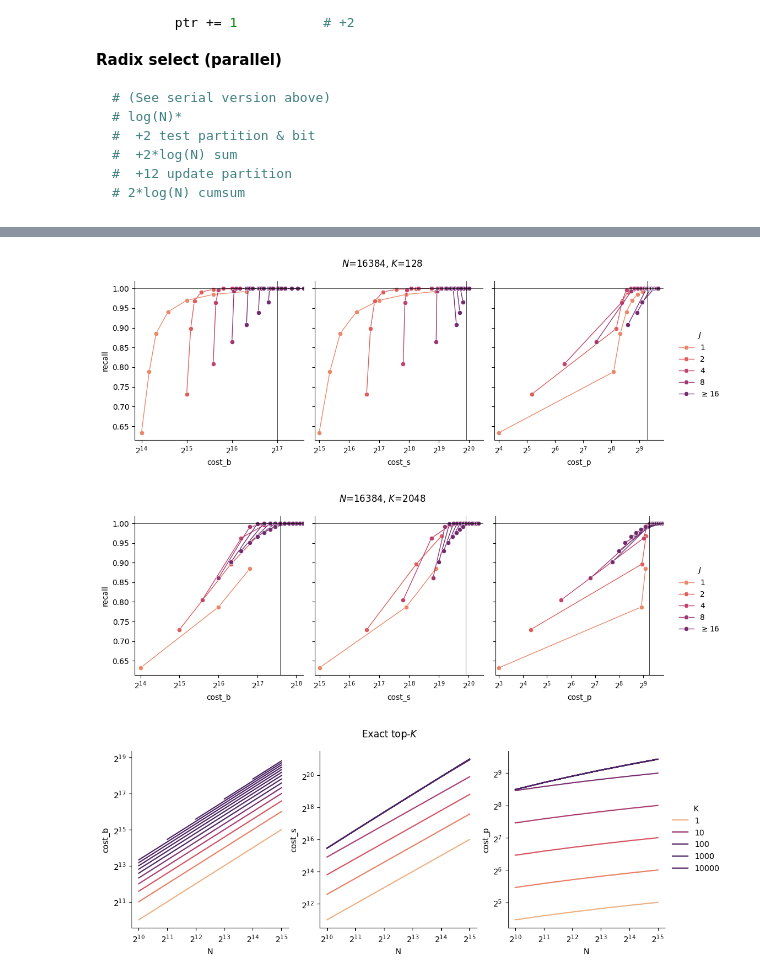
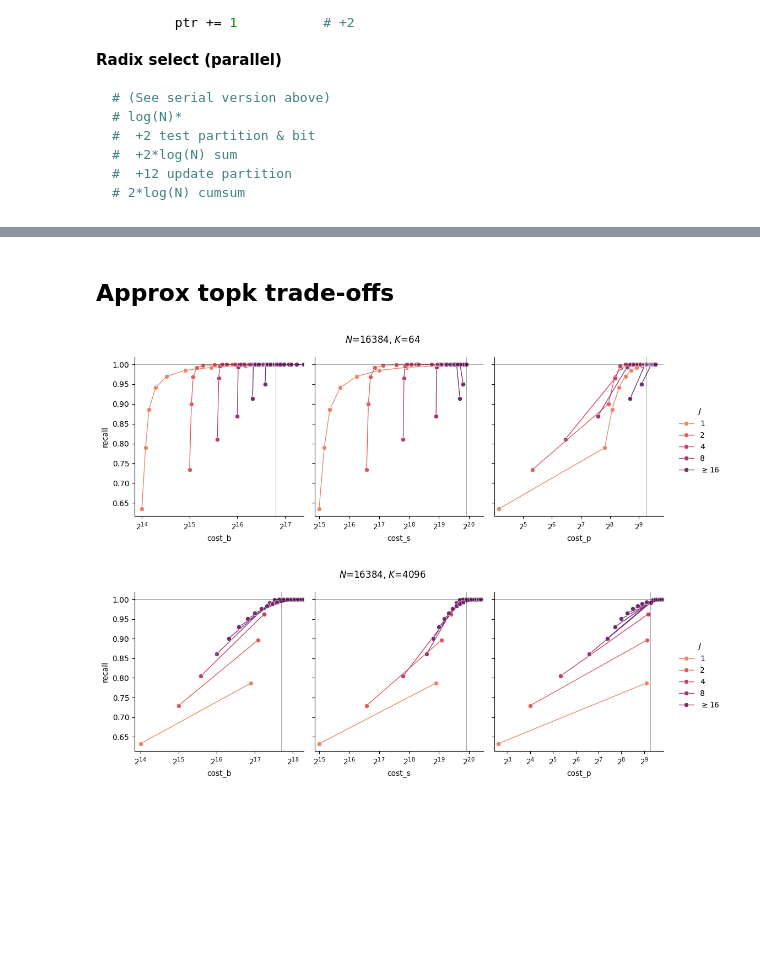
Before and after one commit to graphcore-research/pytorch-approx-topk, a Jupyter notebook: notebooks/20240906-modelling.ipynb, the cells around one changed output, grey strips where cells are left out. Saved outputs shown, nothing was run; the diff lists cells and outputs as text; code cells hidden in the pictures; blank space fills up the shorter version.

```diff
--- a/notebooks/20240906-modelling.ipynb
+++ b/notebooks/20240906-modelling.ipynb
@@ -208,8 +225,8 @@ def _analyse(N: int, K: int, B: int) -> Iterable[dict[str, Any]]:
 
 df = pd.DataFrame.from_records(
     dict(N=N, K=K, B=B, **m)
-    for N in [2**i for i in range(10, 20)][:6]
-    for K in [2**i for i in range(0, int(log2(N)))]
+    for N in [2**i for i in [10, 12, 14, 16]]
+    for K in [2**i for i in range(0, int(log2(N)), 2)]
     for B in [1]
     for m in _analyse(N=N, K=K, B=B)
 )
@@ -225,0 +245,15 @@ df.head()
+# %%
+fig, axs = plt.subplots(ncols=3, figsize=(3*3.5, 4))
+palette_map = LogPaletteMap(df["K"], n=5)
+for y, ax in zip(["cost_b", "cost_s", "cost_p"], axs):
+    for K, g in df[df.algorithm=="exact"].groupby("K"):
+        ax.plot(g["N"], g[y], color=palette_map(K), label=str(K))
+    ax.set_ylabel(y)
+    ax.set_xlabel("$N$")
+    ax.set_xscale("log", base=2)
+    ax.set_yscale("log", base=2)
+    ax.set_xticks(df["N"].unique())
+
+fig.legend(*palette_map.map_legend(*axs[0].get_legend_handles_labels()), title="$K$", loc="center left", bbox_to_anchor=(1.0, 0.5))
+fig.suptitle("Exact top-$K$")
+plt.tight_layout()
@@ -226,41 +262,28 @@ df.head()
+# %% [markdown]
+## Approx topk trade-offs
 # %%
-N, K = 16384, 128
-for N, K in [(16384, 128), (16384, 2048)]:
+def show_tradeoff(d: pd.DataFrame, cost: str, J_map: LogPaletteMap, ax: matplotlib.axes.Axes) -> None:
+    exact_cost = float(d[d["algorithm"]=="exact"][cost].iloc[0])
+    for j, g in d.groupby("J"):
+        ax.plot(g[cost], g["recall"], color=J_map(j), label=f"{j:.0f}", marker="o", ms=6, mew=.5, mec="w", lw=1)
+    ax.axvline([exact_cost], color="k", lw=.5, alpha=.5)
+    ax.axhline([1.0], color="k", lw=.5, alpha=.5)
+    ax.set_xlabel(cost)
+    ax.set_ylabel("recall")
+    ax.set_xscale("log", base=2)
+    ax.set_xlim((d[cost].min() * .9, exact_cost * 1.5))
+
+for N, K in [(16384, 64), (16384, 4096)]:
     d = df[(df.N==N) & (df.K==K)]
-    palette = sns.color_palette("flare", n_colors=5)
-    logJ_to_hue = {logJ: palette[min(logJ, len(palette) - 1)]
-                   for logJ in sorted(map(int, np.log2(d["J"].dropna().unique())))}
-
+    J_map = LogPaletteMap(d["J"], n=5)
     fig, axs = plt.subplots(ncols=3, figsize=(3*3.5, 4), sharey=True)
     for cost, ax in zip(["cost_b", "cost_s", "cost_p"], axs):
-        exact_cost = float(d[d.algorithm=="exact"][cost].iloc[0])
-        for j, g in d.groupby("J"):
-            ax.plot(g[cost], g["recall"], color=logJ_to_hue[int(np.log2(j))], label=f"{j:.0f}",
-                    marker="o", ms=6, mew=.5, mec="w", lw=1)
-        ax.set_xlabel(cost)
-        if ax is axs[0]:
-            ax.set_ylabel("recall")
-        ax.axvline([exact_cost], color="k", lw=.5)
-        ax.axhline([1.0], color="k", lw=.5)
-        ax.set_xlim((d[cost].min() * .9, exact_cost * 1.5))
-        ax.set_xscale("log", base=2)
-    handles, labels = axs[0].get_legend_handles_labels()
-    labels[len(palette) - 1] = f"$\\geq${labels[len(palette) - 1]}"
-    fig.legend(handles[:len(palette)], labels[:len(palette)], title="$J$", loc="center left", bbox_to_anchor=(1.0, 0.5))
+        show_tradeoff(d, cost, J_map, ax=ax)
+        if ax is not axs[0]:
+            ax.set_ylabel("")
+    fig.legend(*J_map.map_legend(*axs[0].get_legend_handles_labels()), title="$J$", loc="center left", bbox_to_anchor=(1.0, 0.5))
     fig.suptitle(f"$N$={N}, $K$={K}")
     plt.tight_layout()
 # %% [output]
-[figure, old version]
+[figure, new version]
-[figure, old version]
+[figure, new version]
-# %%
-fig, axs = plt.subplots(ncols=3, figsize=(12, 4))
-for y, ax in zip(["cost_b", "cost_s", "cost_p"], axs):
-    sns.lineplot(data=df[df.algorithm=="exact"], y=y, x="N", hue="K", hue_norm=matplotlib.colors.LogNorm(vmax=32), palette="flare", ax=ax)
-for ax in axs:
-    ax.set_xscale("log", base=2)
-    ax.set_yscale("log", base=2)
-    ax.legend_.remove()
-fig.legend(*axs[0].get_legend_handles_labels(), title="K", loc="center left", bbox_to_anchor=(.9, 0.5));
-fig.suptitle("Exact top-$K$");
-# %% [output]
-[figure, removed]
```
Also changed, not shown: parts of 8 cells of this notebook.
